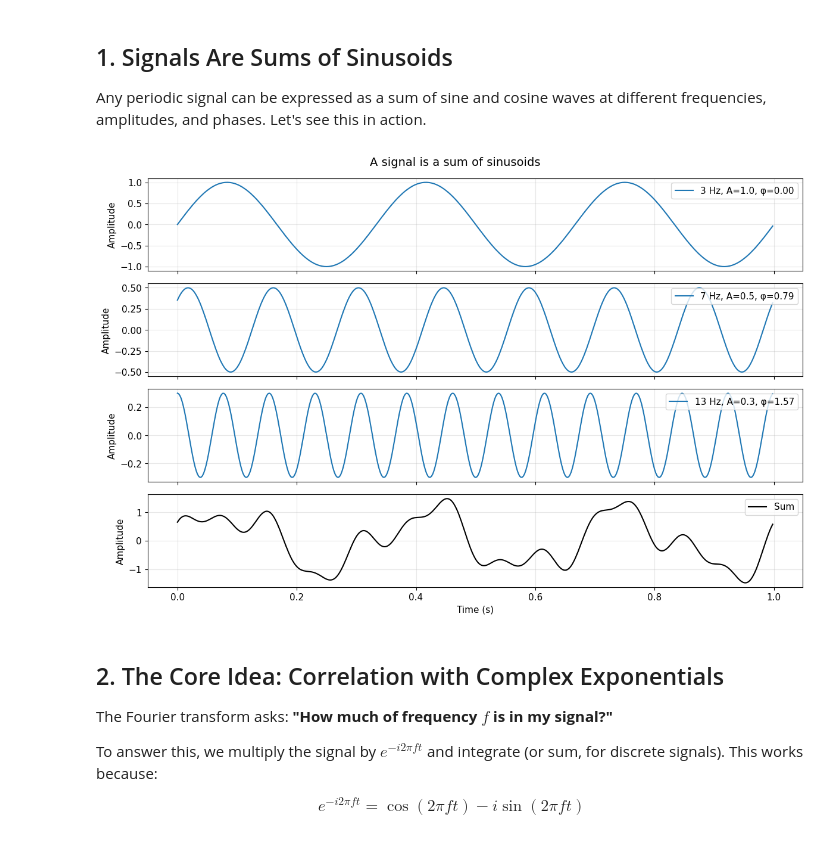
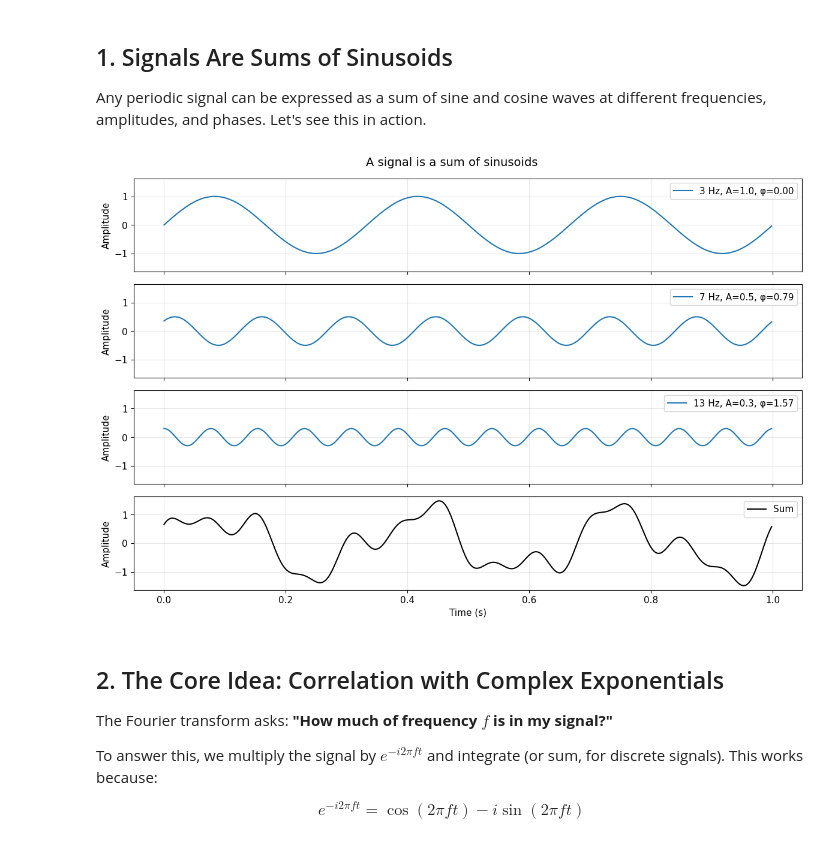
Before and after one commit to dbqpdb/fourier, a Jupyter notebook: fourier_transform.ipynb, the cells around one changed output. Cells and saved outputs as stored; diff of their text form; code cells hidden in the pictures.

Commit message:
Update sinusoid plot to share y axes

```diff
--- a/fourier_transform.ipynb
+++ b/fourier_transform.ipynb
@@ -19,35 +19,35 @@ Any periodic signal can be expressed as a sum of sine and cosine waves at differ
 # %%
 # Time axis: 1 second, sampled at 500 Hz
 fs = 500
 t = np.linspace(0, 1, fs, endpoint=False)
 
 # Three component sinusoids
 components = [
     (3, 1.0, 0),        # 3 Hz, amplitude 1.0, phase 0
     (7, 0.5, np.pi/4),  # 7 Hz, amplitude 0.5, phase pi/4
     (13, 0.3, np.pi/2), # 13 Hz, amplitude 0.3, phase pi/2
 ]
 
-fig, axes = plt.subplots(len(components) + 1, 1, figsize=(12, 8), sharex=True)
+fig, axes = plt.subplots(len(components) + 1, 1, figsize=(12, 8), sharex=True, sharey=True)
 
 signal = np.zeros_like(t)
 for i, (freq, amp, phase) in enumerate(components):
     wave = amp * np.sin(2 * np.pi * freq * t + phase)
     signal += wave
     axes[i].plot(t, wave, label=f'{freq} Hz, A={amp}, φ={phase:.2f}')
     axes[i].legend(loc='upper right')
     axes[i].set_ylabel('Amplitude')
 
 axes[-1].plot(t, signal, color='black', linewidth=1.5, label='Sum')
 axes[-1].legend(loc='upper right')
 axes[-1].set_ylabel('Amplitude')
 axes[-1].set_xlabel('Time (s)')
 
 fig.suptitle('A signal is a sum of sinusoids', fontsize=14)
 plt.tight_layout()
 plt.show()
 # %% [output]
-[figure, old version]
+[figure, new version]
 # %% [markdown]
 ## 2. The Core Idea: Correlation with Complex Exponentials
 
```
